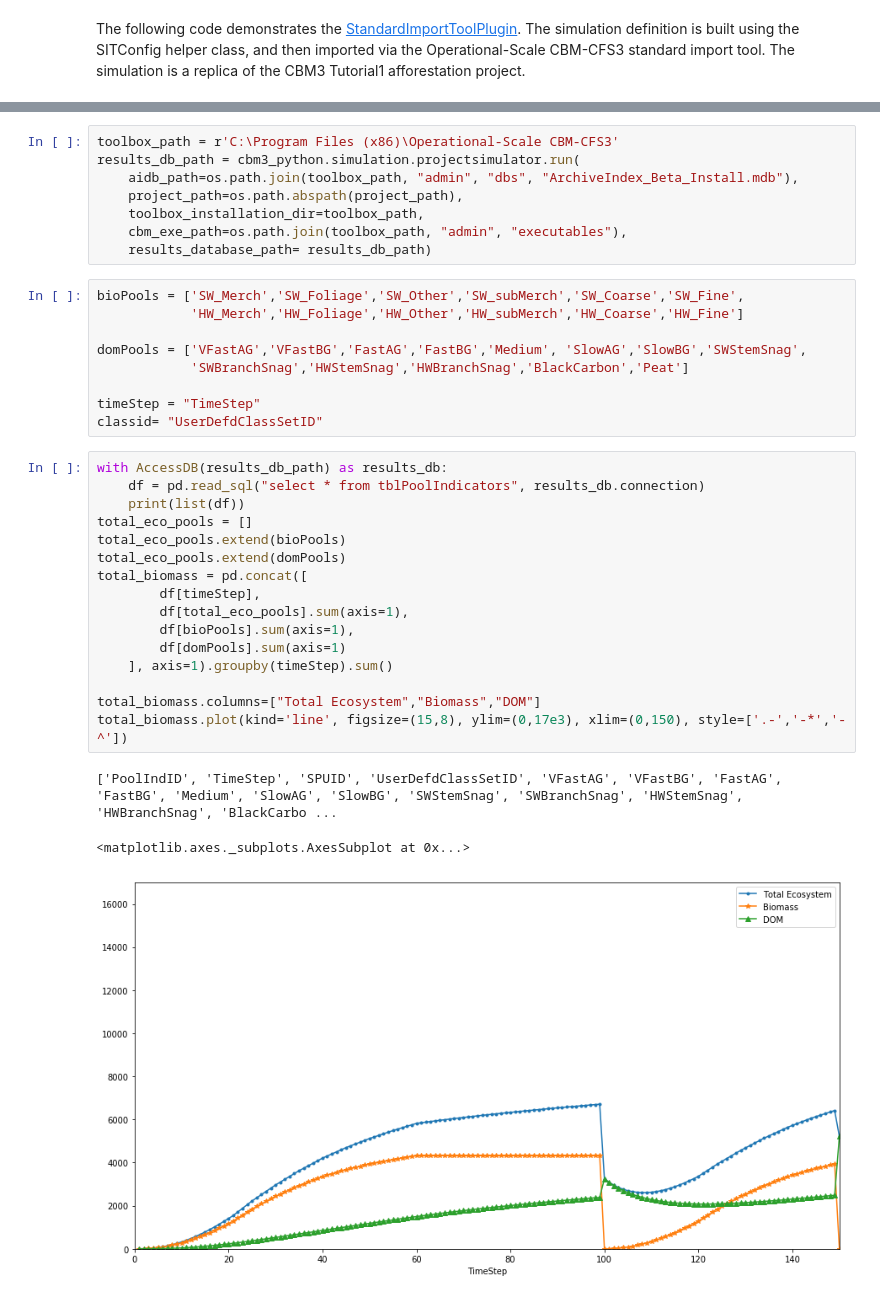
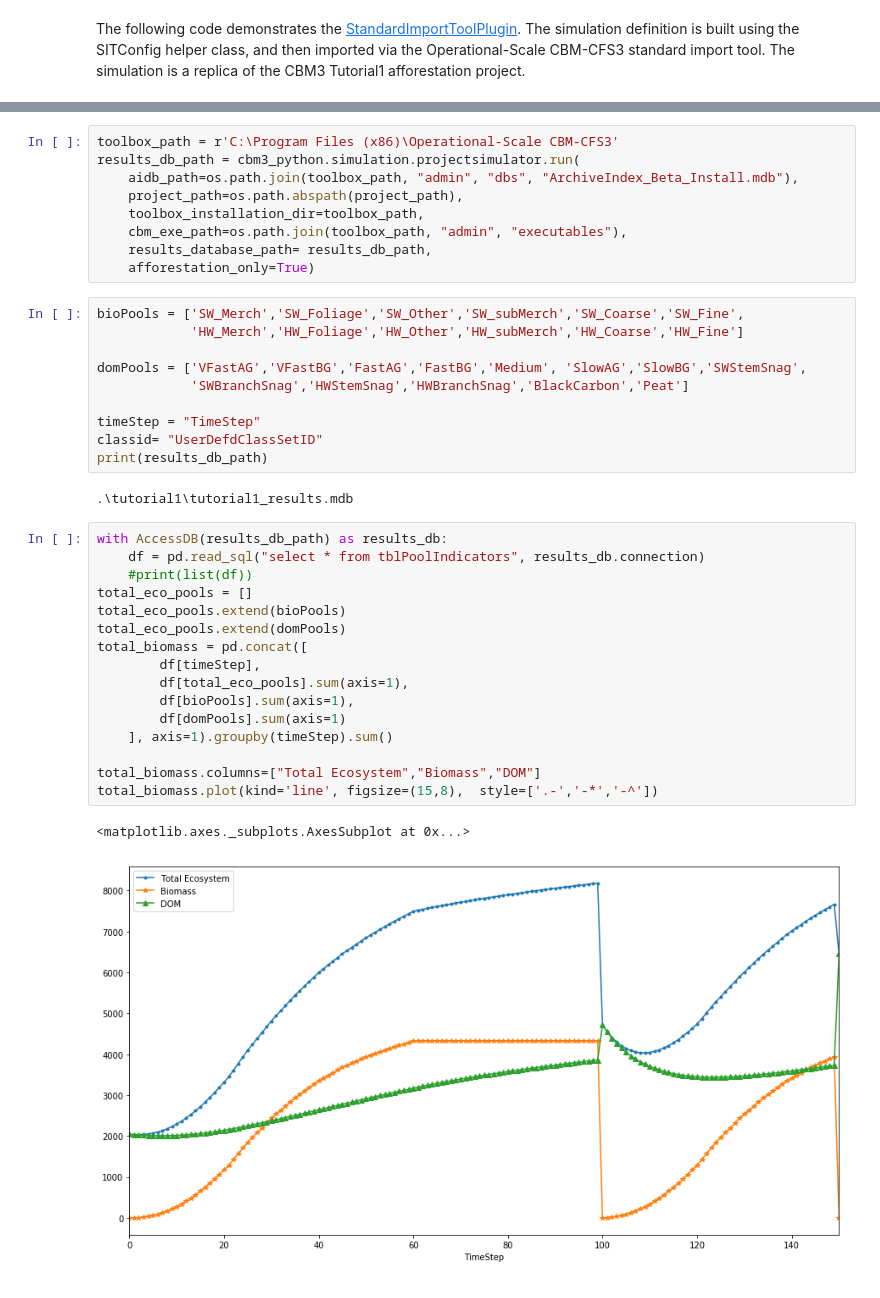
Before and after one commit to cat-cfs/cbm3_scripting_examples, a Jupyter notebook: Tutorial1.ipynb, the cells around one changed output, grey strips where cells are left out. Saved outputs shown, nothing was run; the diff lists cells and outputs as text.

Commit message:
resolved issues with running afforestation from command line executables

```diff
--- a/Tutorial1.ipynb
+++ b/Tutorial1.ipynb
@@ -86,7 +87,8 @@ results_db_path = cbm3_python.simulation.projectsimulator.run(
     project_path=os.path.abspath(project_path),
     toolbox_installation_dir=toolbox_path,
     cbm_exe_path=os.path.join(toolbox_path, "admin", "executables"),
-    results_database_path= results_db_path)
+    results_database_path= results_db_path,
+    afforestation_only=True)
 # %%
 bioPools = ['SW_Merch','SW_Foliage','SW_Other','SW_subMerch','SW_Coarse','SW_Fine',
             'HW_Merch','HW_Foliage','HW_Other','HW_subMerch','HW_Coarse','HW_Fine']
@@ -96,24 +98,26 @@ domPools = ['VFastAG','VFastBG','FastAG','FastBG','Medium', 'SlowAG','SlowBG','S
 
 timeStep = "TimeStep"
 classid= "UserDefdClassSetID"
+print(results_db_path)
+# %% [output]
+.\tutorial1\tutorial1_results.mdb
 # %%
 with AccessDB(results_db_path) as results_db:
     df = pd.read_sql("select * from tblPoolIndicators", results_db.connection)
-    print(list(df))
+    #print(list(df))
 total_eco_pools = []
 total_eco_pools.extend(bioPools)
 total_eco_pools.extend(domPools)
 total_biomass = pd.concat([
         df[timeStep],
         df[total_eco_pools].sum(axis=1),
         df[bioPools].sum(axis=1),
         df[domPools].sum(axis=1)
     ], axis=1).groupby(timeStep).sum()
 
 total_biomass.columns=["Total Ecosystem","Biomass","DOM"]
-total_biomass.plot(kind='line', figsize=(15,8), ylim=(0,17e3), xlim=(0,150), style=['.-','-*','-^'])
+total_biomass.plot(kind='line', figsize=(15,8),  style=['.-','-*','-^'])
 # %% [output]
-['PoolIndID', 'TimeStep', 'SPUID', 'UserDefdClassSetID', 'VFastAG', 'VFastBG', 'FastAG', 'FastBG', 'Medium', 'SlowAG', 'SlowBG', 'SWStemSnag', 'SWBranchSnag', 'HWStemSnag', 'HWBranchSnag', 'BlackCarbo ...
+<matplotlib.axes._subplots.AxesSubplot at 0x...>
-<matplotlib.axes._subplots.AxesSubplot at 0x...>
-[figure, old version]
+[figure, new version]
 # %%
```
Also changed, not shown: parts of 3 cells of this notebook, 1 other file.
